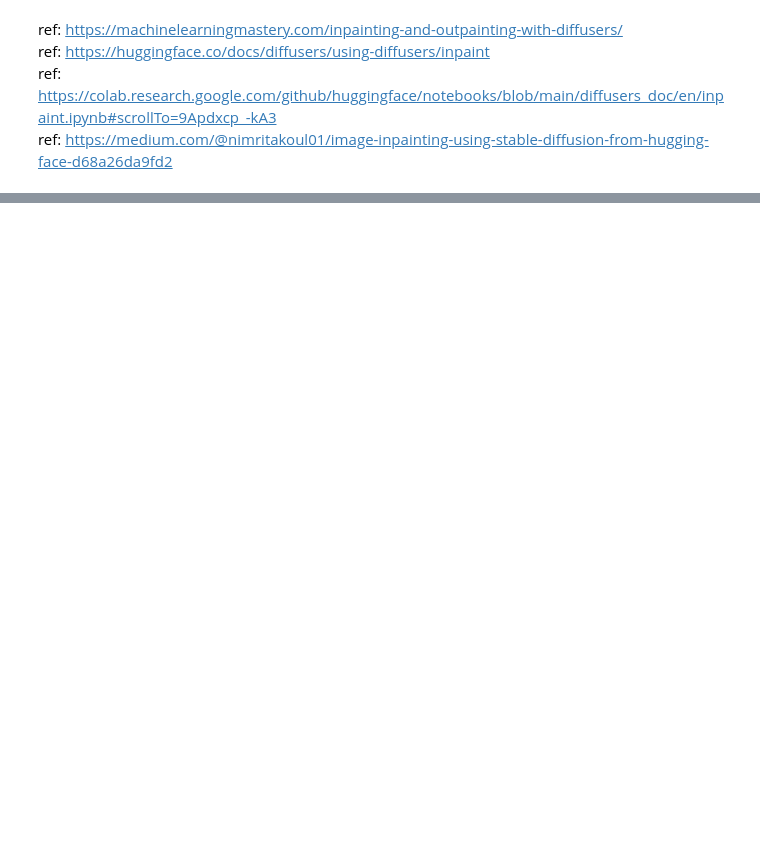
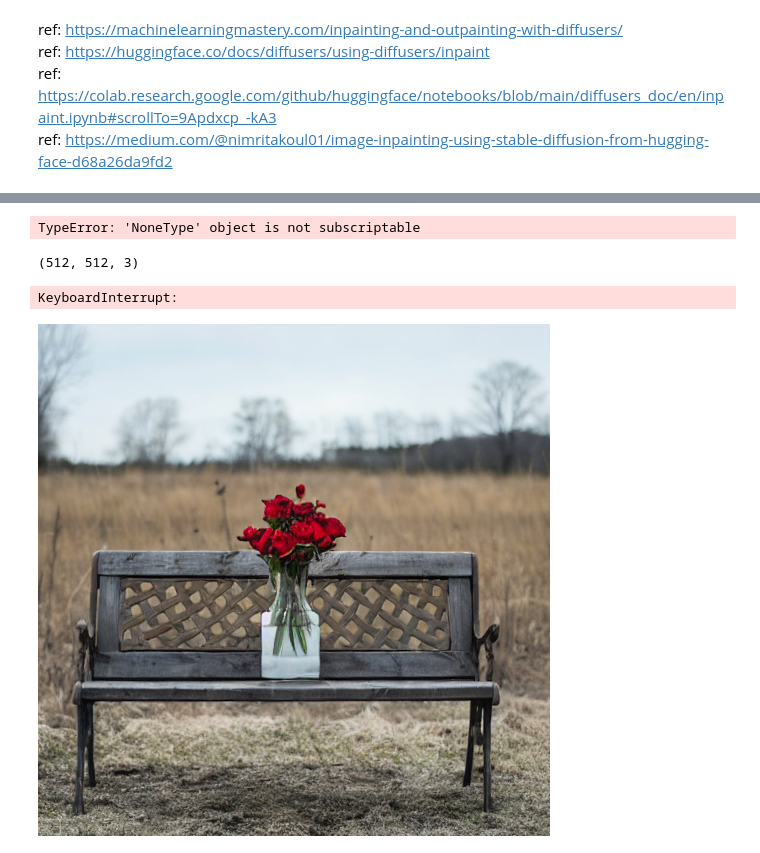
Before and after one commit to tino926/new_ai_scripts, a Jupyter notebook: huggingface_diffusers/huggingface_diffusers.ipynb, the cells around one changed output, grey strips where cells are left out. Cells and saved outputs as stored; diff of their text form; code cells hidden in the pictures; blank space fills up the shorter version.

```diff
--- a/huggingface_diffusers/huggingface_diffusers.ipynb
+++ b/huggingface_diffusers/huggingface_diffusers.ipynb
@@ -33,0 +104,23 @@ print(DEVICE)
+# %%
+# init_image_cv2 = cv2.resize(cv2.imread("test.png"), (1024, 1024))
+# mask_image_cv2 = cv2.resize(cv2.imread("test_mask.png"), (1024, 1024))
+init_image_cv2 = cv2.imread("test.png")[0:512, 100:612, :]
+mask_image_cv2 = cv2.imread("test_mask.png")[0:512, 100:612, :]
+cv2_imshow(cv2.hconcat([init_image_cv2, mask_image_cv2]))
+# %% [output]
+TypeError: 'NoneType' object is not subscriptable
+# %%
+prompt = ""
+
+# convert image and mask back to pil format
+print(init_image_cv2.shape)
+i_in=Image.fromarray(cv2.cvtColor(init_image_cv2, cv2.COLOR_BGR2RGB))
+m_in=Image.fromarray(cv2.cvtColor(mask_image_cv2, cv2.COLOR_BGR2RGB))
+image = pipe(prompt=prompt, image=i_in, mask_image=m_in, num_inference_steps=200, seed=0).images[0]
+
+# convert image to opencv mat
+image_cv = cv2.resize(cv2.cvtColor(np.array(image), cv2.COLOR_RGB2BGR), init_image_cv2.shape[1::-1], interpolation=cv2.INTER_CUBIC)
+cv2_imshow(image_cv)
+# %% [output]
+(512, 512, 3)
+KeyboardInterrupt:
@@ -34,2 +133,11 @@ print(DEVICE)
+# %%
+prompt = "red roses in a tall vase"
+image = pipe(prompt=prompt, image=init_image, mask_image=mask_image).images[0]
+# convert image to opencv mat
+# image.save('output2.png')
+image_cv = cv2.cvtColor(np.array(image), cv2.COLOR_RGB2BGR)
+cv2_imshow(image_cv)
+# %% [output]
+[figure, added]
 # %%
 !wget https://machinelearningmastery.com/wp-content/uploads/2024/04/inpaint-example.png
```
Also changed, not shown: parts of 14 cells of this notebook.
